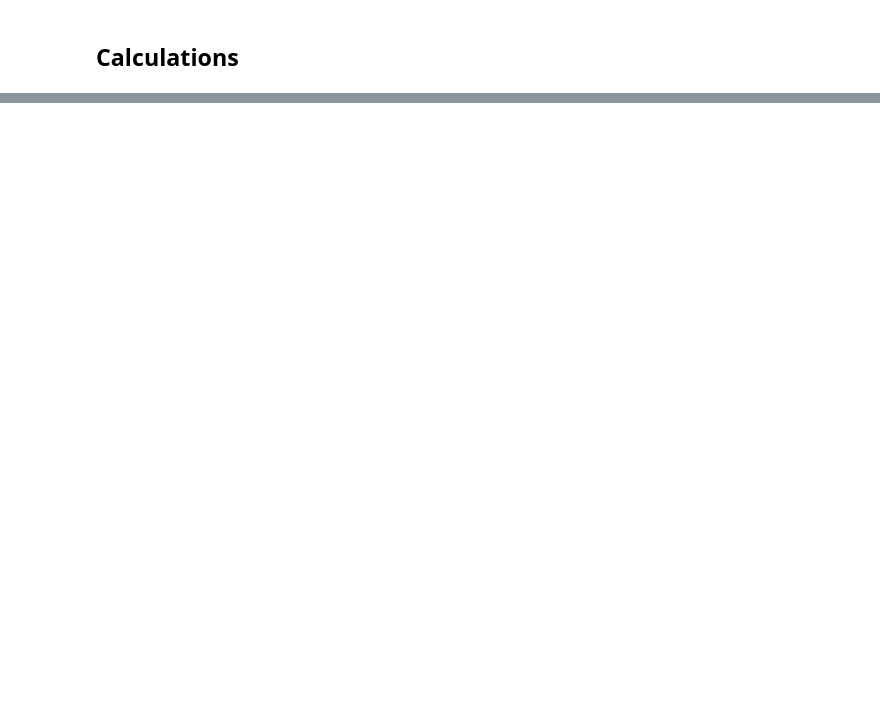
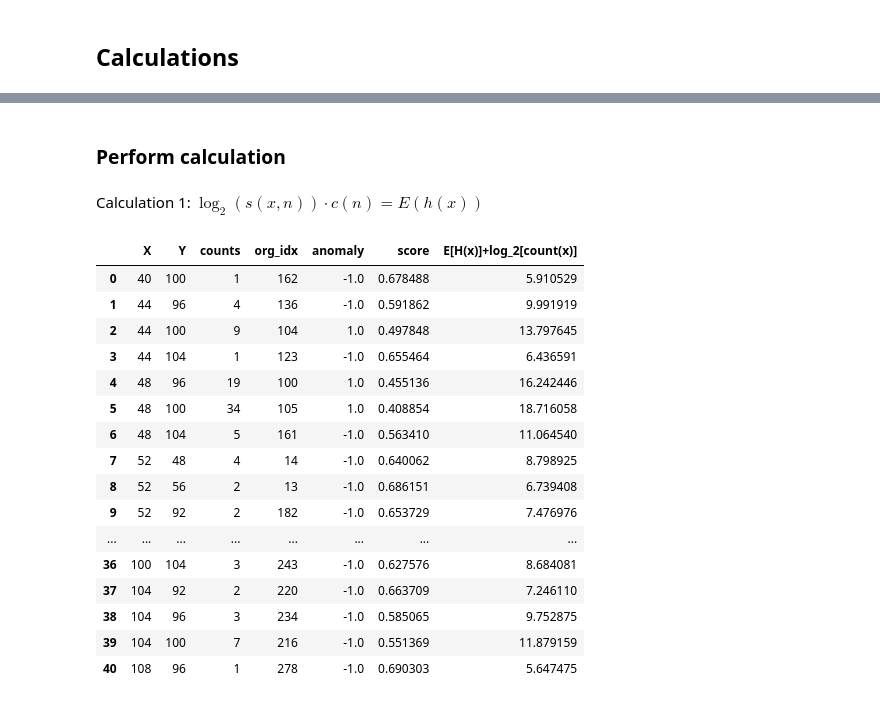
Before and after one commit to mlRosenquist/au-mlr-research-and-development-dedup, a Jupyter notebook: src/synthetic-dataset-2d.ipynb, the cells around one changed output, grey strips where cells are left out. Drawn from its saved outputs; the diff is of its cells as text; code cells hidden in the pictures; blank space fills up the shorter version.

```diff
--- a/src/synthetic-dataset-2d.ipynb
+++ b/src/synthetic-dataset-2d.ipynb
@@ -188,0 +149,11 @@ array([[ 40,   1],
+# %%
+array = X_train_bases#your numpy array of lists
+new_array = [tuple(row) for row in array]
+unique, idx, counts = np.unique(new_array, axis=0, return_index=True, return_counts=True)
+
+df_unique = pd.DataFrame()
+df_unique['X'] = unique[:,0]
+df_unique['Y'] = unique[:,1]
+df_unique['counts'] = counts
+df_unique['org_idx'] = idx
+df_unique.head()
@@ -188,0 +169,20 @@ array([[ 40,   1],
+# %%
+# Convert sklearn score range to paper score range [-0.5;0.5] -> [0;1]
+df_results['score'] = df_results['score'].sub(0.5).mul(-1)
+df_results.head()
+
+# Add score and anomaly to df_uniques
+scores = []
+anomaly = []
+for index, row in df_unique.iterrows():
+    result = df_results[(df_results.X == row.X) & (df_results.Y == row.Y)].iloc[0]
+    scores.append(result.score)
+    anomaly.append(result.anomaly)
+
+df_unique['anomaly'] = anomaly
+df_unique['score'] = scores
+
+# Define constants
+n_samples = len(df_results)
+n_uniques = len(df_unique)
+df_unique.head()
@@ -189,2 +196,4 @@ array([[ 40,   1],
+# %% [markdown]
+### Perform calculation
 # %%
 def H(i):
@@ -194,0 +204,27 @@ def c(n):
+# %% [markdown]
+Calculation 1:  $\log_2(s(x,n)) \cdot c(n) = E(h(x))$
+# %%
+result = []
+for index, row in df_unique.iterrows():
+    res = -(np.log2(row.score) * c(n_samples)) + np.log2(row.counts)
+    result.append(res)
+df_unique['E[H(x)]+log_2[count(x)]'] = result
+df_unique
+# %% [output]
+|  | X | Y | counts | org_idx | anomaly | score | E[H(x)]+log_2[count(x)] |
+| 0 | 40 | 100 | 1 | 162 | -1.0 | 0.678488 | 5.910529 |
+| 1 | 44 | 96 | 4 | 136 | -1.0 | 0.591862 | 9.991919 |
+| 2 | 44 | 100 | 9 | 104 | 1.0 | 0.497848 | 13.797645 |
+| 3 | 44 | 104 | 1 | 123 | -1.0 | 0.655464 | 6.436591 |
+| 4 | 48 | 96 | 19 | 100 | 1.0 | 0.455136 | 16.242446 |
+| 5 | 48 | 100 | 34 | 105 | 1.0 | 0.408854 | 18.716058 |
+| 6 | 48 | 104 | 5 | 161 | -1.0 | 0.563410 | 11.064540 |
+| 7 | 52 | 48 | 4 | 14 | -1.0 | 0.640062 | 8.798925 |
+| 8 | 52 | 56 | 2 | 13 | -1.0 | 0.686151 | 6.739408 |
+| 9 | 52 | 92 | 2 | 182 | -1.0 | 0.653729 | 7.476976 |
+| ... | ... | ... | ... | ... | ... | ... | ... |
+| 36 | 100 | 104 | 3 | 243 | -1.0 | 0.627576 | 8.684081 |
+| 37 | 104 | 92 | 2 | 220 | -1.0 | 0.663709 | 7.246110 |
+| 38 | 104 | 96 | 3 | 234 | -1.0 | 0.585065 | 9.752875 |
+| 39 | 104 | 100 | 7 | 216 | -1.0 | 0.551369 | 11.879159 |
+| 40 | 108 | 96 | 1 | 278 | -1.0 | 0.690303 | 5.647475 |
```
Also changed, not shown: parts of 15 cells of this notebook, 8 other files.
